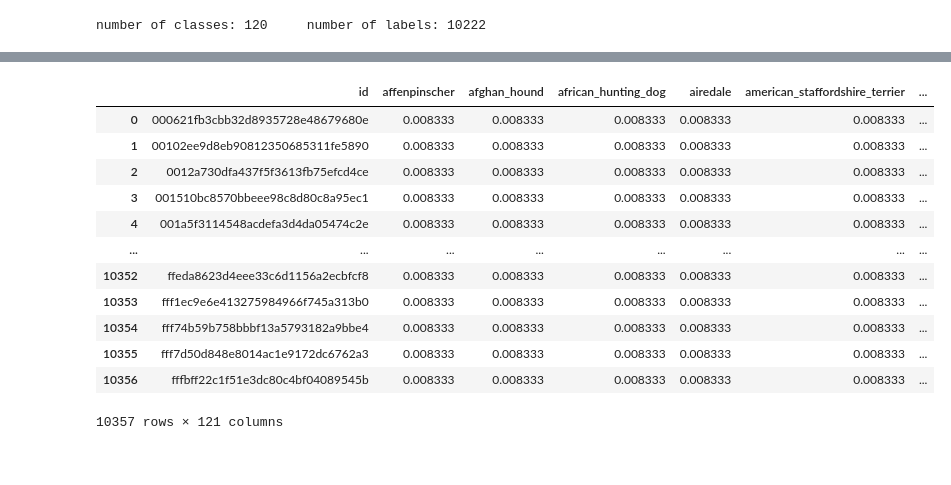
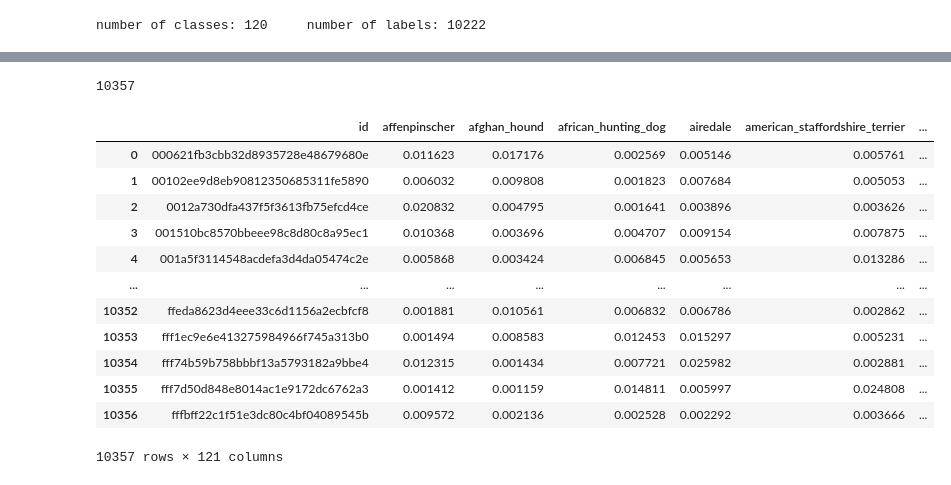
Before and after one commit to chang-heekim/Kaggle_Competition, a Jupyter notebook: Dog_Breed_Identification.ipynb, the cells around one changed output, grey strips where cells are left out. Cells and saved outputs as stored; diff of their text form; code cells hidden in the pictures.

```diff
--- a/Dog_Breed_Identification.ipynb
+++ b/Dog_Breed_Identification.ipynb
@@ -48,31 +64,21 @@ class CustomDataset(Dataset):
         self.train_transform = A.Compose([
             A.Resize(IMG_SIZE, IMG_SIZE),
             A.RandomCrop(224, 224),
-            ToTensor(normalize={'mean': [0.485, 0.456, 0.406], 'std': [0.229, 0.224, 0.225]}),
-        ])
-        self.augment_transform_1 = A.Compose([
-            A.Resize(IMG_SIZE, IMG_SIZE),
-            A.RandomCrop(224, 224),
+            A.GaussNoise(p=0.5),
             A.OneOf([
                 A.HorizontalFlip(p=1),
                 A.Rotate(p=1)
-            ], p=1),
+            ], p=0.5),
+            A.OneOf([
+                A.GridDistortion(always_apply=False, p=1),
+                A.OpticalDistortion(distort_limit=2, shift_limit=0.5, p=1),
+            ], p=0.5),
             A.RandomBrightnessContrast(p=0.3),
             ToTensor(normalize={'mean': [0.485, 0.456, 0.406], 'std': [0.229, 0.224, 0.225]}),
         ])
-        self.augment_transform_2 = A.Compose([
-            A.Resize(IMG_SIZE, IMG_SIZE),
-            A.RandomCrop(224, 224),
-            A.GaussNoise(p=1),
-            A.OneOf([
-                A.GridDistortion(always_apply=False, p=1),
-                A.OpticalDistortion(distort_limit=2, shift_limit=0.5, p=1),
-            ], p=1),
-            ToTensor(normalize={'mean': [0.485, 0.456, 0.406], 'std': [0.229, 0.224, 0.225]}),
-        ])
+
         self.test_transform = A.Compose([
             A.Resize(IMG_SIZE, IMG_SIZE),
-            A.RandomCrop(224, 224),
             ToTensor(normalize={'mean': [0.485, 0.456, 0.406], 'std': [0.229, 0.224, 0.225]}),
         ])
 
@@ -113,15 +119,7 @@ class Model(nn.Module):
         x = self.model(x)
         return x
 
-class PretrainedModel(nn.Module):
-    def __init__(self, n_classes):
-        super(PretrainedModel, self).__init__()
 
-        self.model = timm.create_model('inception_resnet_v2', pretrained=True, num_classes=n_classes)
-
-    def forward(self, x):
-        x = self.model(x)
-        return x
 
 def get_accuracy(output, label):
     output = output.to("cpu")
@@ -153,8 +146,9 @@ print(f'number of classes: {len(classes)}     number of labels: {len(train_label
 # %% [output]
 number of classes: 120     number of labels: 10222
 # %%
-train_image_paths += train_image_paths
-train_labels = np.concatenate([train_labels, train_labels], 0)
+for _ in range(3):
+    train_image_paths += train_image_paths
+    train_labels = np.concatenate([train_labels, train_labels], 0)
 
 print(len(train_image_paths), len(train_labels))
 # %% [output]
@@ -281,6 +325,10 @@ with torch.no_grad():
         preds /= len(models)
         preds = F.softmax(preds, -1)
         preds_list.extend(preds.detach().cpu().numpy())
+# %%
+len(preds_list)
+# %% [output]
+10357
 # %%
 submission = pd.read_csv('sample_submission.csv')
 id = submission.id.values
@@ -292,19 +340,19 @@ data = np.concatenate([id, preds_list], 1)
 new_sub = pd.DataFrame(data = data, columns = submission.columns)
 new_sub.reset_index()
 new_sub.to_csv('cls_submission.csv', index=False)
-# %%
-submission
-# %% [output]
-|  | id | affenpinscher | afghan_hound | african_hunting_dog | airedale | american_staffordshire_terrier | ... |
-| 0 | 000621fb3cbb32d8935728e48679680e | 0.008333 | 0.008333 | 0.008333 | 0.008333 | 0.008333 | ... |
-| 1 | 00102ee9d8eb90812350685311fe5890 | 0.008333 | 0.008333 | 0.008333 | 0.008333 | 0.008333 | ... |
-| 2 | 0012a730dfa437f5f3613fb75efcd4ce | 0.008333 | 0.008333 | 0.008333 | 0.008333 | 0.008333 | ... |
-| 3 | 001510bc8570bbeee98c8d80c8a95ec1 | 0.008333 | 0.008333 | 0.008333 | 0.008333 | 0.008333 | ... |
-| 4 | 001a5f3114548acdefa3d4da05474c2e | 0.008333 | 0.008333 | 0.008333 | 0.008333 | 0.008333 | ... |
-| ... | ... | ... | ... | ... | ... | ... | ... |
-| 10352 | ffeda8623d4eee33c6d1156a2ecbfcf8 | 0.008333 | 0.008333 | 0.008333 | 0.008333 | 0.008333 | ... |
-| 10353 | fff1ec9e6e413275984966f745a313b0 | 0.008333 | 0.008333 | 0.008333 | 0.008333 | 0.008333 | ... |
-| 10354 | fff74b59b758bbbf13a5793182a9bbe4 | 0.008333 | 0.008333 | 0.008333 | 0.008333 | 0.008333 | ... |
-| 10355 | fff7d50d848e8014ac1e9172dc6762a3 | 0.008333 | 0.008333 | 0.008333 | 0.008333 | 0.008333 | ... |
-| 10356 | fffbff22c1f51e3dc80c4bf04089545b | 0.008333 | 0.008333 | 0.008333 | 0.008333 | 0.008333 | ... |
-10357 rows × 121 columns
+# %%
+new_sub
+# %% [output]
+|  | id | affenpinscher | afghan_hound | african_hunting_dog | airedale | american_staffordshire_terrier | ... |
+| 0 | 000621fb3cbb32d8935728e48679680e | 0.011623 | 0.017176 | 0.002569 | 0.005146 | 0.005761 | ... |
+| 1 | 00102ee9d8eb90812350685311fe5890 | 0.006032 | 0.009808 | 0.001823 | 0.007684 | 0.005053 | ... |
+| 2 | 0012a730dfa437f5f3613fb75efcd4ce | 0.020832 | 0.004795 | 0.001641 | 0.003896 | 0.003626 | ... |
+| 3 | 001510bc8570bbeee98c8d80c8a95ec1 | 0.010368 | 0.003696 | 0.004707 | 0.009154 | 0.007875 | ... |
+| 4 | 001a5f3114548acdefa3d4da05474c2e | 0.005868 | 0.003424 | 0.006845 | 0.005653 | 0.013286 | ... |
+| ... | ... | ... | ... | ... | ... | ... | ... |
+| 10352 | ffeda8623d4eee33c6d1156a2ecbfcf8 | 0.001881 | 0.010561 | 0.006832 | 0.006786 | 0.002862 | ... |
+| 10353 | fff1ec9e6e413275984966f745a313b0 | 0.001494 | 0.008583 | 0.012453 | 0.015297 | 0.005231 | ... |
+| 10354 | fff74b59b758bbbf13a5793182a9bbe4 | 0.012315 | 0.001434 | 0.007721 | 0.025982 | 0.002881 | ... |
+| 10355 | fff7d50d848e8014ac1e9172dc6762a3 | 0.001412 | 0.001159 | 0.014811 | 0.005997 | 0.024808 | ... |
+| 10356 | fffbff22c1f51e3dc80c4bf04089545b | 0.009572 | 0.002136 | 0.002528 | 0.002292 | 0.003666 | ... |
+10357 rows × 121 columns
```
Also changed, not shown: parts of 6 cells of this notebook.
